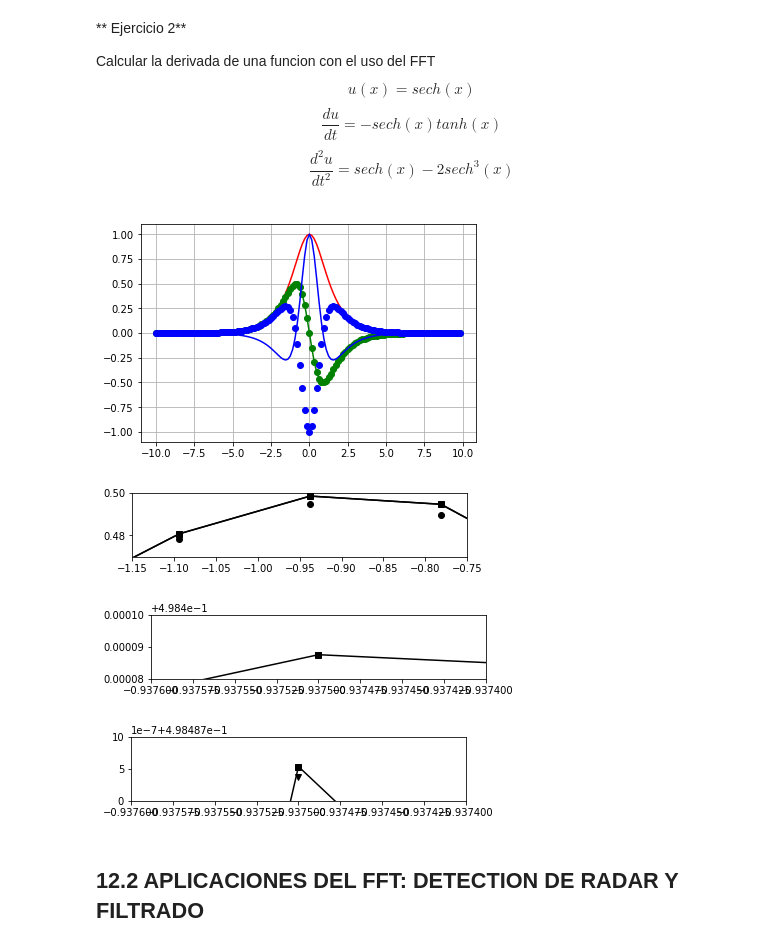
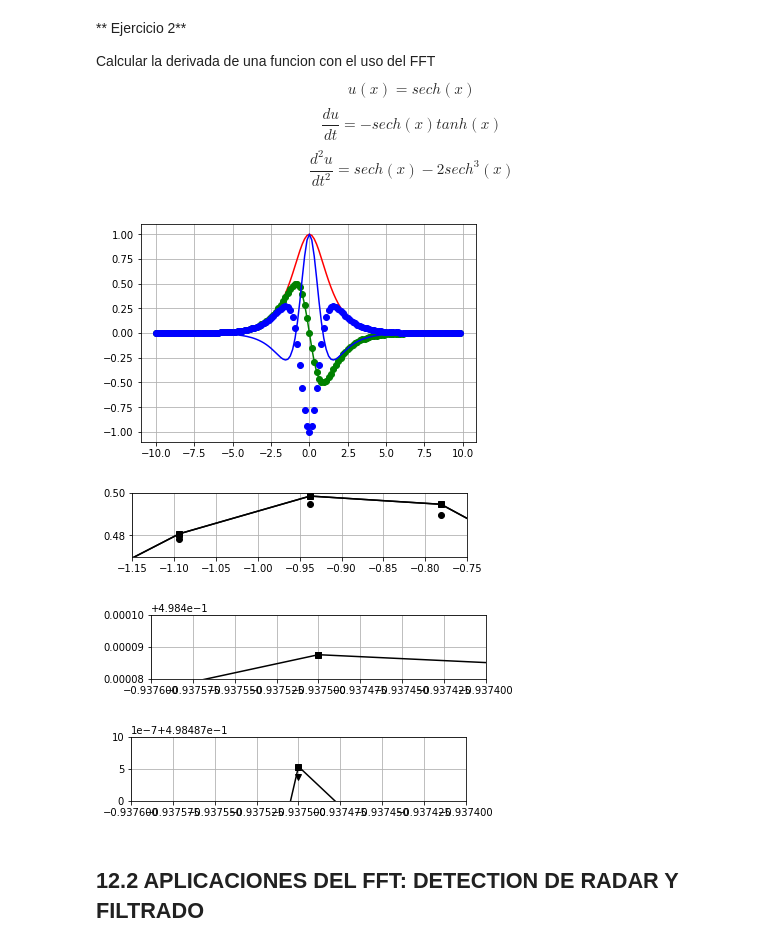
Before and after one commit to OscarEMejia/Herramientas-Computacionales, a Jupyter notebook: Taller_4/Taller_4.ipynb, the cells around one changed output. Cells and saved outputs as stored; diff of their text form; code cells hidden in the pictures.

```diff
--- a/Taller_4/Taller_4.ipynb
+++ b/Taller_4/Taller_4.ipynb
@@ -68,26 +92,24 @@ $$ \frac{d^2u}{dt^2}=sech(x)-2sech^3(x) $$
 L=20
 n=128
 x2=np.linspace(-L/2,L/2,n+1)
-x=[]
-for i, k in enumerate(x2):
-    if i<n:
-        x.append(k)
-x=np.array(x)
+x=x2[0:n]
 dx = x[2]-x[1]
 u=[]
 for i, k in enumerate(x):
     u.append(sech(k))
 u=np.array(u)
-ut=np.fft.fft(u)
+
+ut=fft(u)
 ik=np.linspace(0,n/2-1,n/2)
 ik2=np.linspace(-n/2,-1,n/2)
 ik=np.array(np.concatenate((ik,ik2)))
 k = (2j*np.pi/L)* ik
+
 #Calculo de derivadas con FFT
 ut1=k*ut
 ut2=-k*k*ut
-u1 =np.fft.ifft(ut1).real
-u2=np.fft.ifft(ut2).real
+u1 =ifft(ut1).real
+u2=ifft(ut2).real
 u1exact=[]
 u2exact=[]
 ux=[]
@@ -123,36 +145,39 @@ grid(True)
 plt.figure()
 grid(True)
 plt.subplot(3,1,1)
 plt.plot(x,u1exact,'ks-')
 plot(x,u1,'k')
+grid(True)
 plot(x,ux,'ko')
 plot(x,ux2,'k*')
 xlim(-1.15, -0.75)
 ylim(0.47 ,0.5)
 show()
 
 plt.subplot(3,1,2)
 plot(x,u1exact,'ks-')
 plot(x,u1,'kv')
 plot(x,ux,'ko')
+grid(True)
 plot(x,ux2,'k*')
 xlim(-0.9376, -0.9374)
 ylim(0.49848, 0.49850)
 show()
 
 plt.subplot(3,1,3)
 plot(x,u1exact,'ks-')
 plot(x,u1,'kv')
 plot(x,ux,'ko')
+grid(True)
 plot(x,ux2,'k*')
 xlim(-0.9376, -0.9374)
 ylim(0.498487, 0.498488)
 show()
 # %% [output]
 [figure]
-[figure, old version]
+[figure, new version]
-[figure, old version]
+[figure, new version]
-[figure, old version]
+[figure, new version]
 # %% [markdown]
 ## 12.2   APLICACIONES DEL FFT: DETECTION DE RADAR Y FILTRADO
 # %%
```
Also changed, not shown: parts of 21 cells of this notebook, 3 other files.
